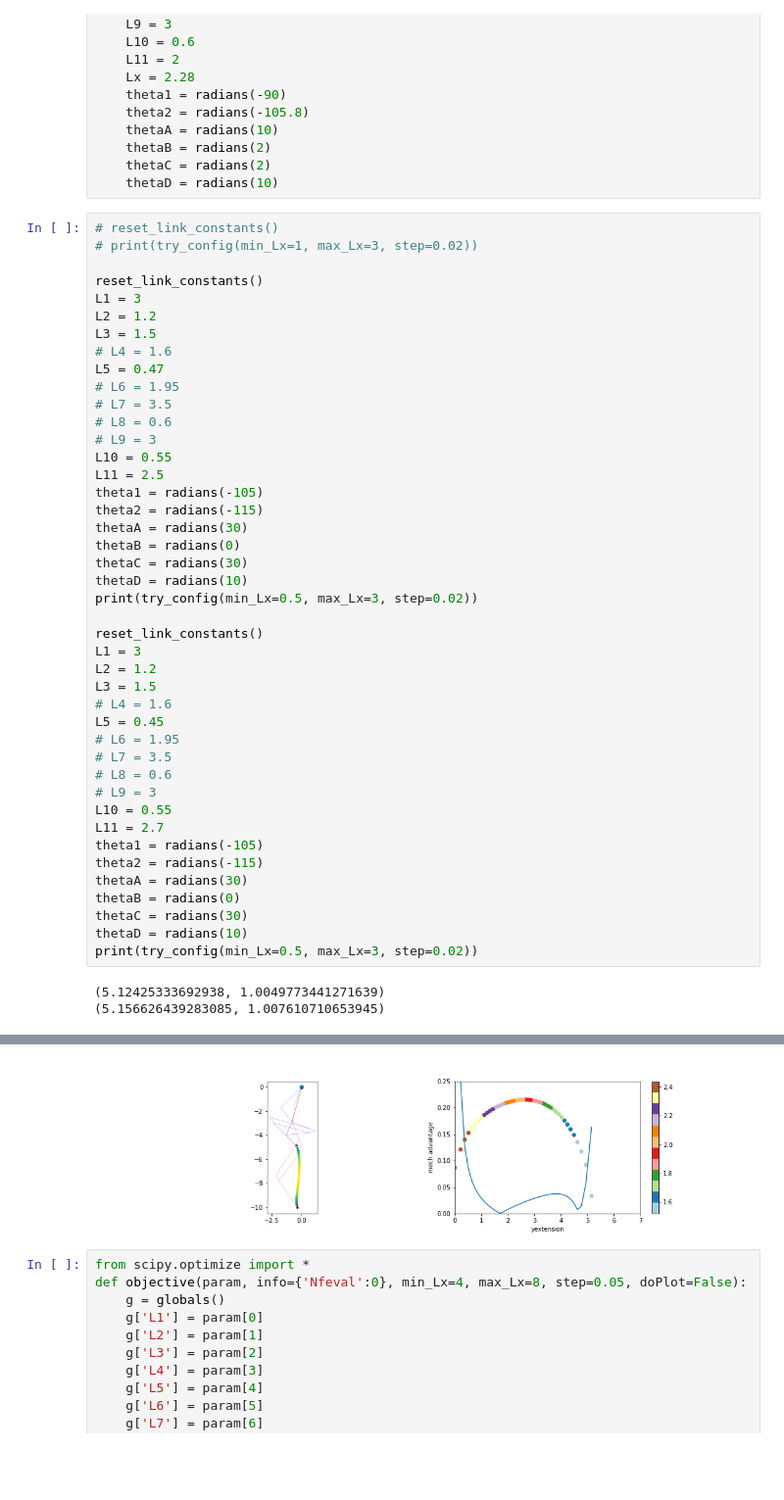
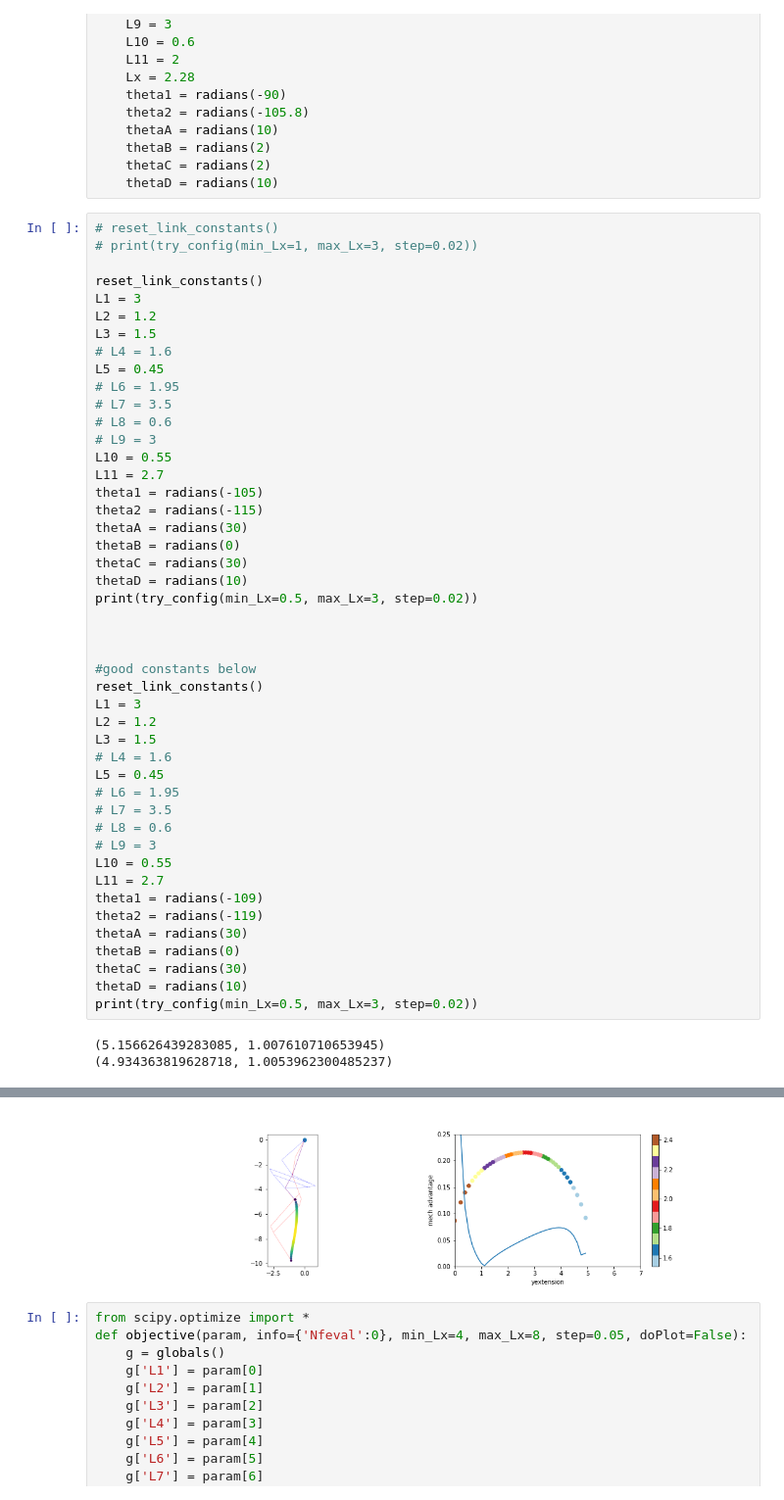
Before and after one commit to qwertpas/saltosim, a Jupyter notebook: notebooks/linkage.ipynb, the cells around one changed output, grey strips where cells are left out. Shown: that part at 98% size. Saved outputs shown, nothing was run; the diff lists cells and outputs as text; blank space fills up the shorter version.

```diff
--- a/notebooks/linkage.ipynb
+++ b/notebooks/linkage.ipynb
@@ -328,26 +328,6 @@ def try_config(min_Lx=4, max_Lx=8.4, step=0.1):
 # %%
 # reset_link_constants()
 # print(try_config(min_Lx=1, max_Lx=3, step=0.02))
-
-reset_link_constants()
-L1 = 3
-L2 = 1.2
-L3 = 1.5
-# L4 = 1.6
-L5 = 0.47
-# L6 = 1.95
-# L7 = 3.5
-# L8 = 0.6
-# L9 = 3
-L10 = 0.55
-L11 = 2.5
-theta1 = radians(-105)
-theta2 = radians(-115)
-thetaA = radians(30)
-thetaB = radians(0)
-thetaC = radians(30)
-thetaD = radians(10)
-print(try_config(min_Lx=0.5, max_Lx=3, step=0.02))
 
 reset_link_constants()
 L1 = 3
@@ -368,6 +348,29 @@ thetaB = radians(0)
 thetaC = radians(30)
 thetaD = radians(10)
 print(try_config(min_Lx=0.5, max_Lx=3, step=0.02))
+
+
+
+#good constants below
+reset_link_constants()
+L1 = 3
+L2 = 1.2
+L3 = 1.5
+# L4 = 1.6
+L5 = 0.45
+# L6 = 1.95
+# L7 = 3.5
+# L8 = 0.6
+# L9 = 3
+L10 = 0.55
+L11 = 2.7
+theta1 = radians(-109)
+theta2 = radians(-119)
+thetaA = radians(30)
+thetaB = radians(0)
+thetaC = radians(30)
+thetaD = radians(10)
+print(try_config(min_Lx=0.5, max_Lx=3, step=0.02))
 # %% [output]
-(5.12425333692938, 1.0049773441271639)
 (5.156626439283085, 1.007610710653945)
+(4.934363819628718, 1.0053962300485237)
@@ -375,4 +378,4 @@ print(try_config(min_Lx=0.5, max_Lx=3, step=0.02))
-[figure, old version]
+[figure, new version]
 # %%
 from scipy.optimize import *
 def objective(param, info={'Nfeval':0}, min_Lx=4, max_Lx=8, step=0.05, doPlot=False):
```
Also changed, not shown: parts of 1 cell of this notebook.
